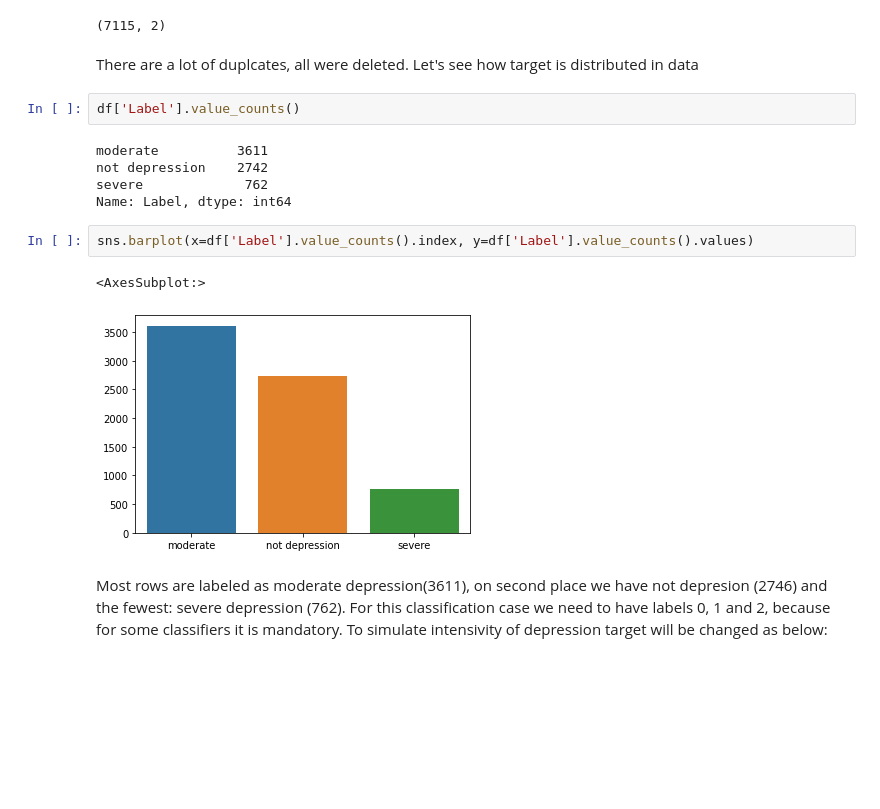
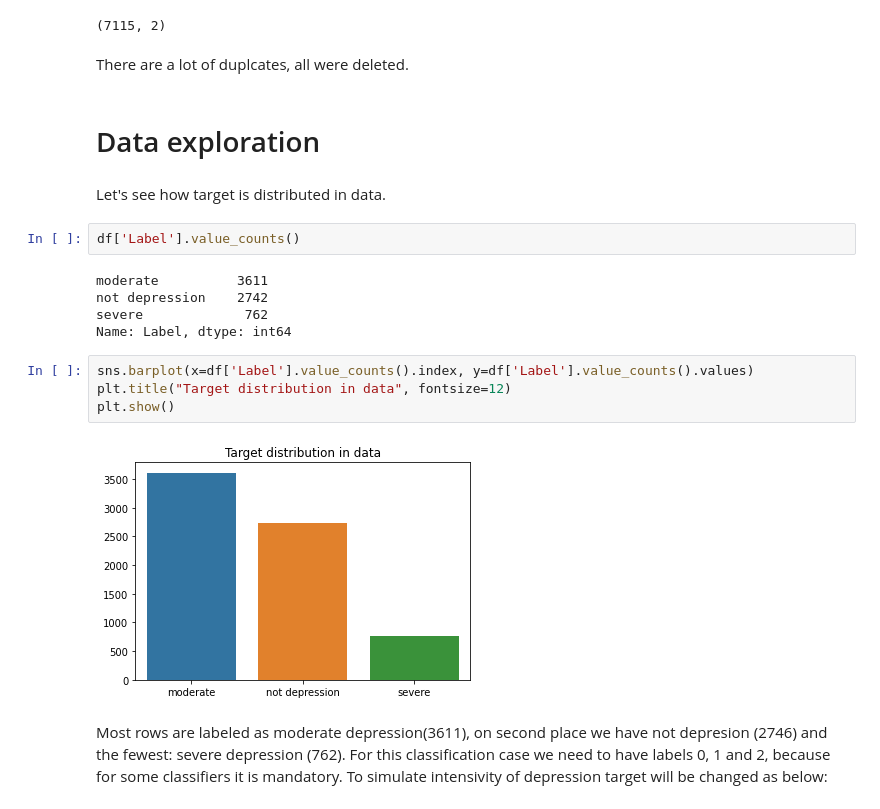
Before and after one commit to KrzysiekFel/NLP_Classification_Depression, a Jupyter notebook: depresja.ipynb, the cells around one changed output. Saved outputs shown, nothing was run; the diff lists cells and outputs as text; blank space fills up the shorter version.

```diff
--- a/depresja.ipynb
+++ b/depresja.ipynb
@@ -119,7 +124,10 @@ df.shape
 (7115, 2)
 # %% [markdown]
 There are a lot of duplcates, all were deleted.
-Let's see how target is distributed in data
+# %% [markdown]
+# Data exploration
+# %% [markdown]
+Let's see how target is distributed in data.
 # %%
 df['Label'].value_counts()
 # %% [output]
@@ -129,9 +137,10 @@ severe             762
 Name: Label, dtype: int64
 # %%
 sns.barplot(x=df['Label'].value_counts().index, y=df['Label'].value_counts().values)
+plt.title("Target distribution in data", fontsize=12)
+plt.show()
 # %% [output]
-<AxesSubplot:>
-[figure, old version]
+[figure, new version]
 # %% [markdown]
 Most rows are labeled as moderate depression(3611), on second place we have not depresion (2746) and the fewest: severe depression (762).
 For this classification case we need to have labels 0, 1 and 2, because for some classifiers it is mandatory. To simulate intensivity of depression target will be changed as below:
```
Also changed, not shown: parts of 66 cells of this notebook.
